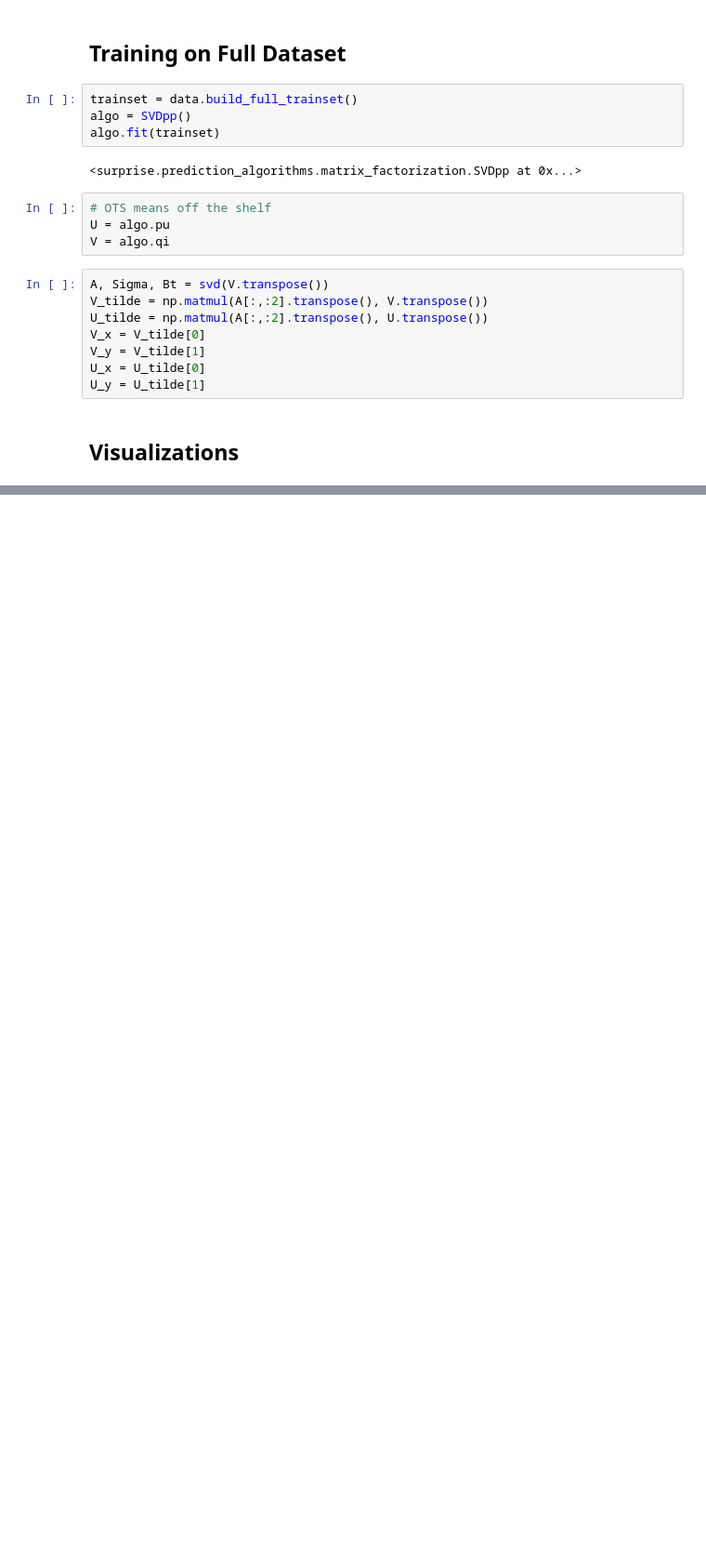
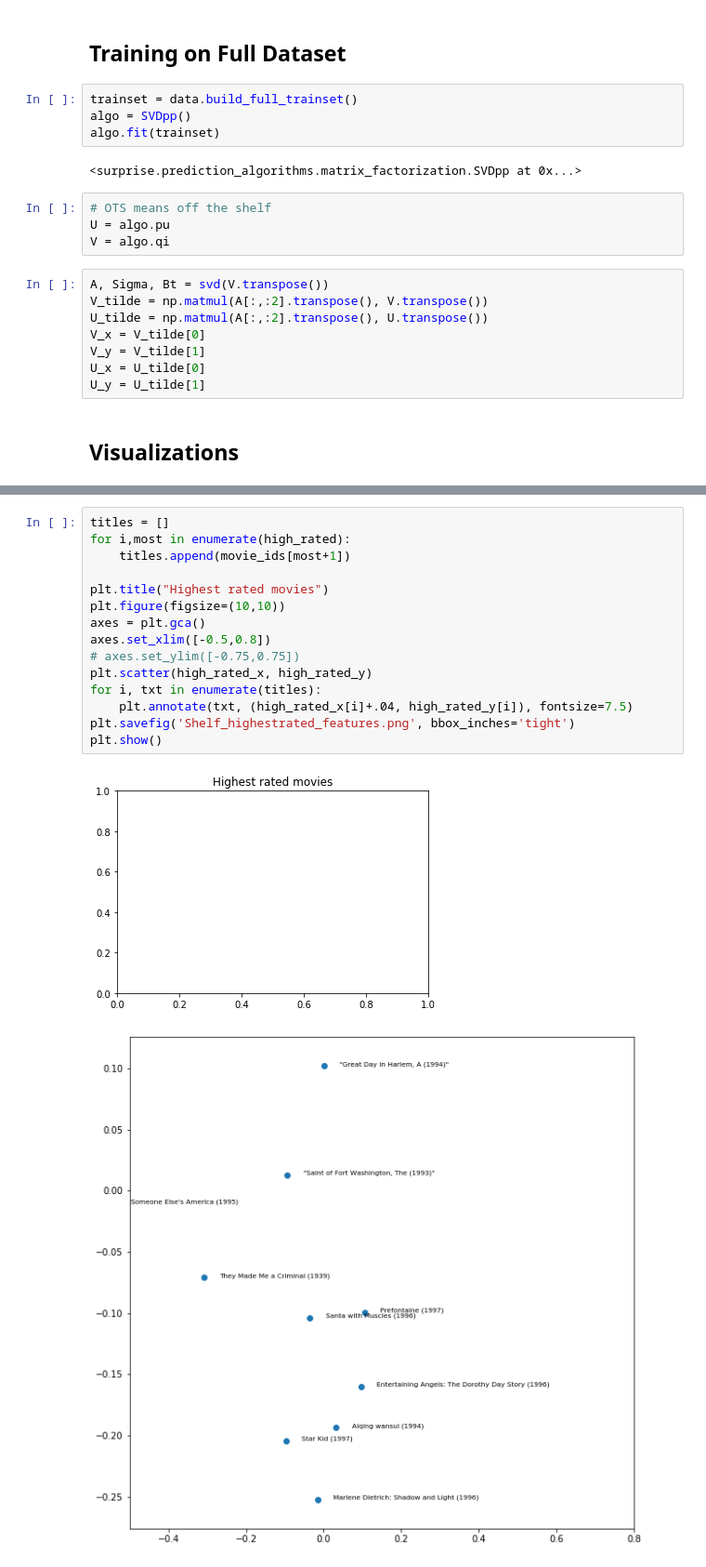
Before and after one commit to danezhou/CS155_Project2, a Jupyter notebook: Off-the-shelf SVD.ipynb, the cells around one changed output, grey strips where cells are left out. Shown at 93% size. Saved outputs shown, nothing was run; the diff lists cells and outputs as text; blank space fills up the shorter version.

```diff
--- a/Off-the-shelf SVD.ipynb
+++ b/Off-the-shelf SVD.ipynb
@@ -67,0 +158,18 @@ plt.scatter(U_x, U_y)
+# %%
+titles = []
+for i,most in enumerate(high_rated):
+    titles.append(movie_ids[most+1])
+
+plt.title("Highest rated movies")
+plt.figure(figsize=(10,10))
+axes = plt.gca()
+axes.set_xlim([-0.5,0.8])
+# axes.set_ylim([-0.75,0.75])
+plt.scatter(high_rated_x, high_rated_y)
+for i, txt in enumerate(titles):
+    plt.annotate(txt, (high_rated_x[i]+.04, high_rated_y[i]), fontsize=7.5)
+plt.savefig('Shelf_highestrated_features.png', bbox_inches='tight')
+plt.show()
+# %% [output]
+[figure, added]
+[figure, added]
```
Also changed, not shown: parts of 13 cells of this notebook, 29 other files.
